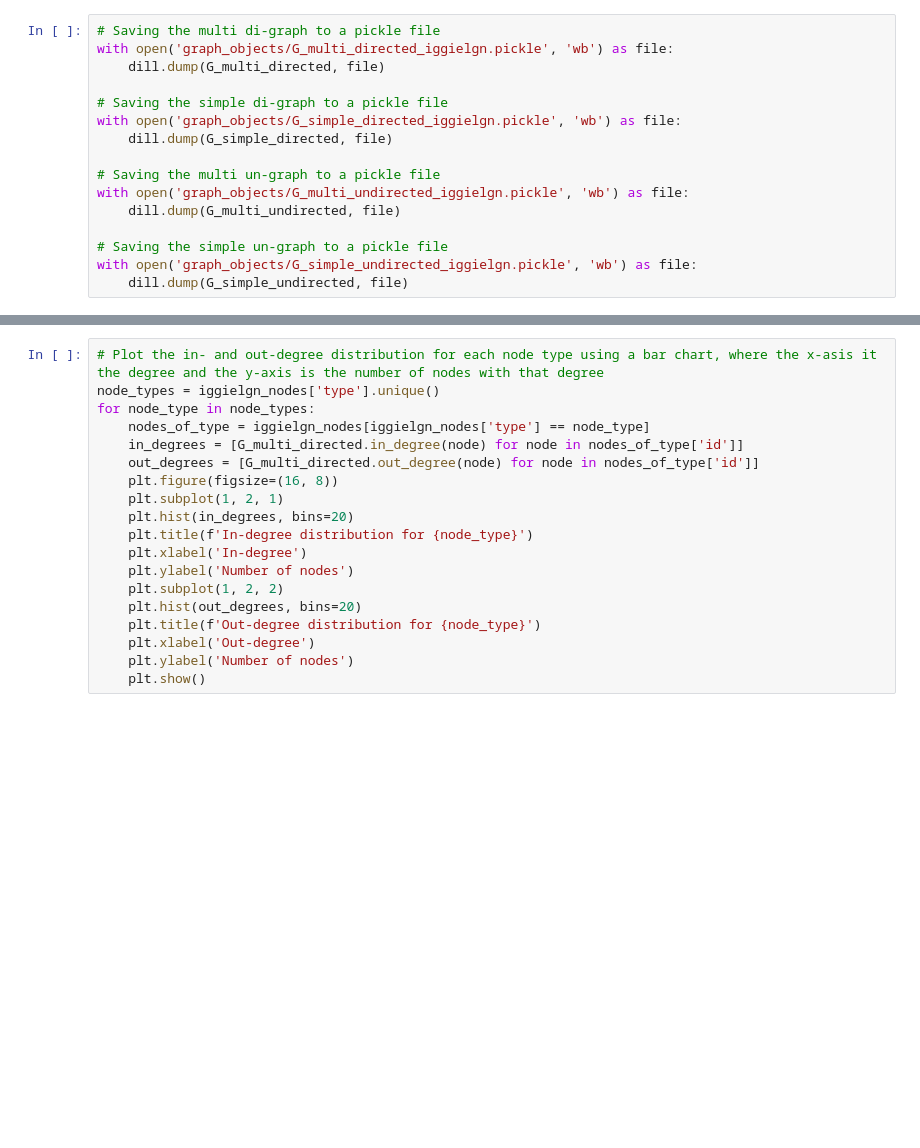
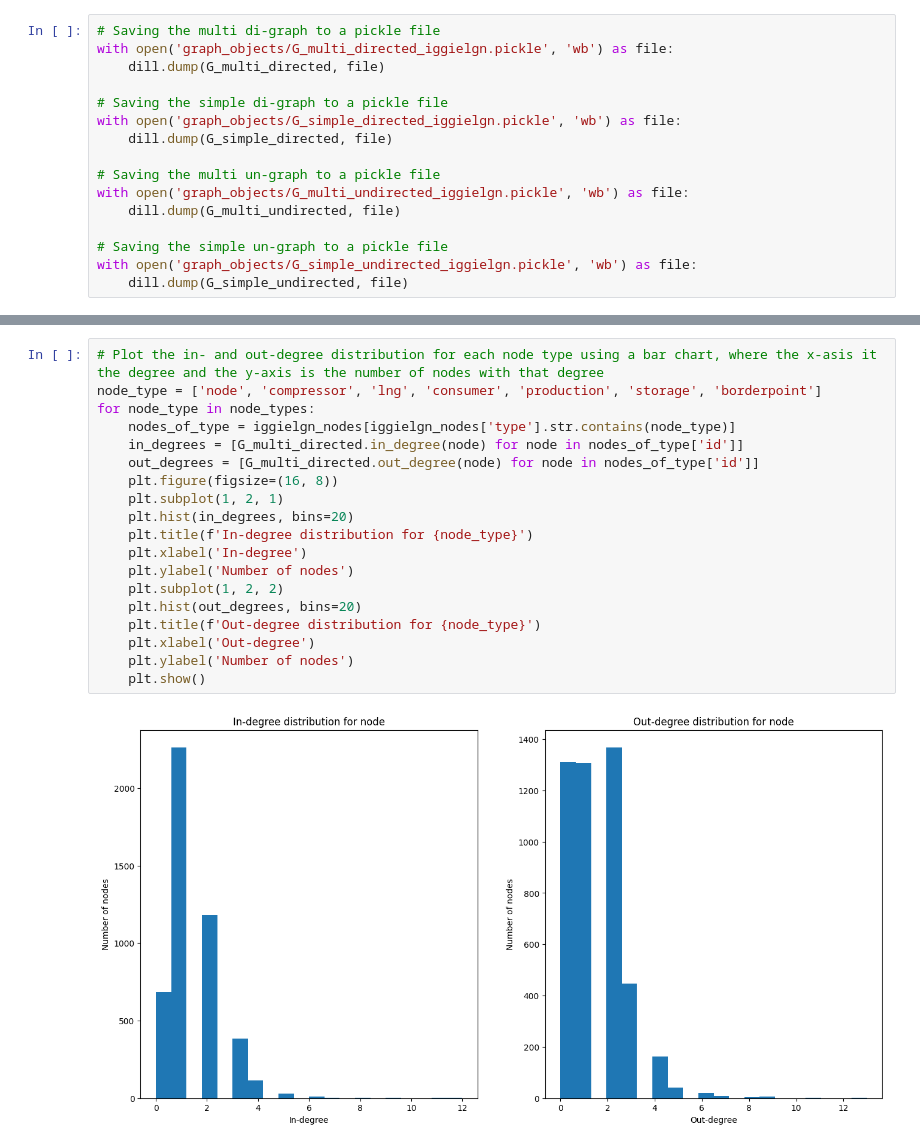
Before and after one commit to johanmasvie/iggielgn_topology_analysis, a Jupyter notebook: IGGIELGN.ipynb, the cells around one changed output, grey strips where cells are left out. Drawn from its saved outputs; the diff is of its cells as text; blank space fills up the shorter version.

```diff
--- a/IGGIELGN.ipynb
+++ b/IGGIELGN.ipynb
@@ -299,19 +314,21 @@ plt.show()
 # %%
 # Plot the in- and out-degree distribution for each node type using a bar chart, where the x-asis it the degree and the y-axis is the number of nodes with that degree
-node_types = iggielgn_nodes['type'].unique()
+node_type = ['node', 'compressor', 'lng', 'consumer', 'production', 'storage', 'borderpoint']
 for node_type in node_types:
-    nodes_of_type = iggielgn_nodes[iggielgn_nodes['type'] == node_type]
+    nodes_of_type = iggielgn_nodes[iggielgn_nodes['type'].str.contains(node_type)]
     in_degrees = [G_multi_directed.in_degree(node) for node in nodes_of_type['id']]
     out_degrees = [G_multi_directed.out_degree(node) for node in nodes_of_type['id']]
     plt.figure(figsize=(16, 8))
     plt.subplot(1, 2, 1)
     plt.hist(in_degrees, bins=20)
     plt.title(f'In-degree distribution for {node_type}')
     plt.xlabel('In-degree')
     plt.ylabel('Number of nodes')
     plt.subplot(1, 2, 2)
     plt.hist(out_degrees, bins=20)
     plt.title(f'Out-degree distribution for {node_type}')
     plt.xlabel('Out-degree')
     plt.ylabel('Number of nodes')
     plt.show()
+# %% [output]
+[figure, added]
```
Also changed, not shown: parts of 12 cells of this notebook, 4 other files.
